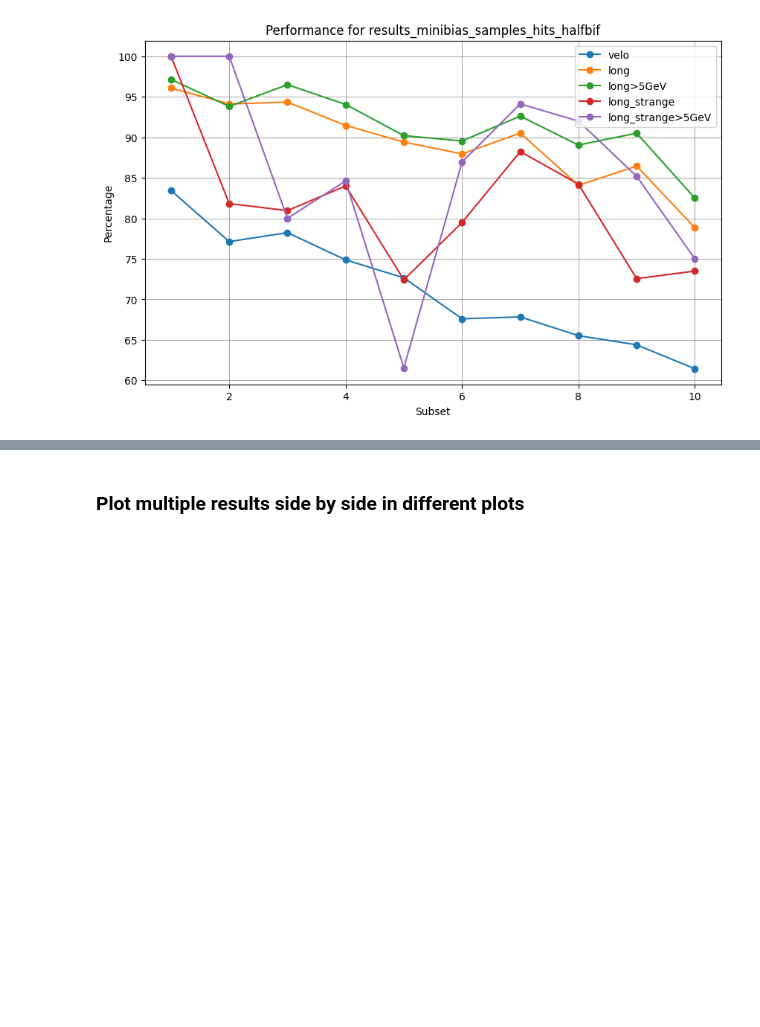
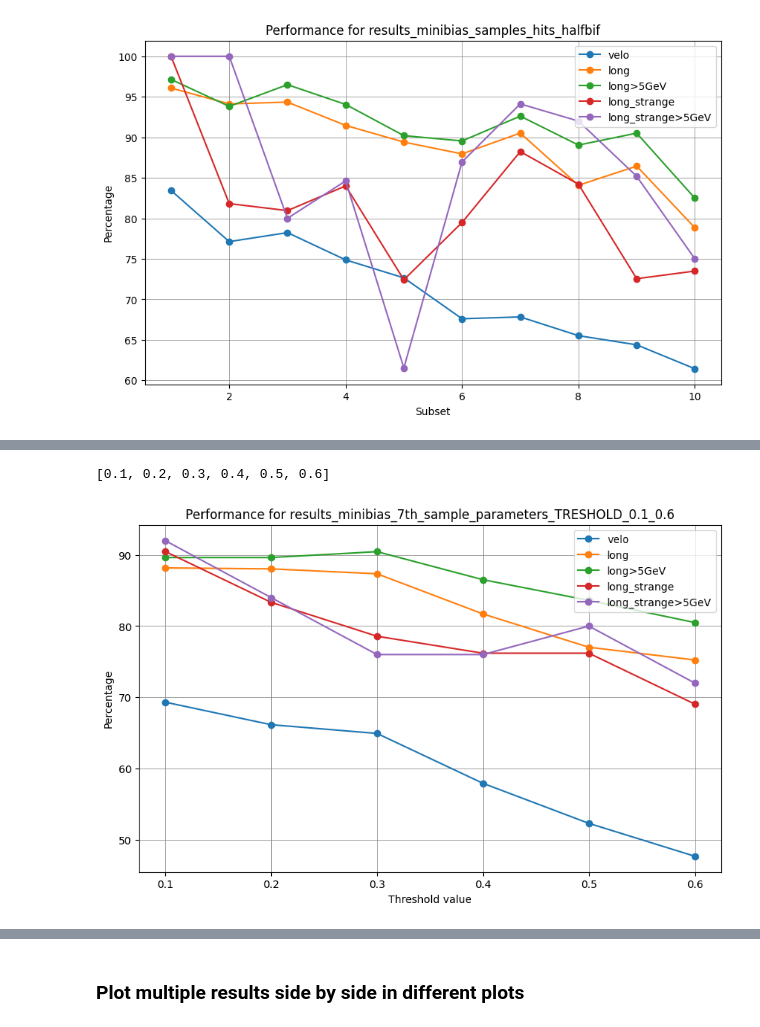
Before and after one commit to alawaree/Code_Thesis_HopfieldNetwork_VELO, a Jupyter notebook: results_analysis/plots_results_10_subsets.ipynb, the cells around one changed output, grey strips where cells are left out. Saved outputs shown, nothing was run; the diff lists cells and outputs as text; code cells hidden in the pictures; blank space fills up the shorter version.

```diff
--- a/results_analysis/plots_results_10_subsets.ipynb
+++ b/results_analysis/plots_results_10_subsets.ipynb
@@ -415,0 +447,10 @@ plot_reconstruction_eff_expriments(exp_name, metrics_names, dataset)
+# %%
+metrics_names = ['velo', 'long','long>5GeV', 'long_strange', 'long_strange>5GeV']
+exp_name = 'results_minibias_7th_sample_parameters_TRESHOLD_0.1_0.6'
+z= np.linspace(0.1, 0.6, 6).round(2).tolist()
+print(z)
+
+plot_reconstruction_eff_expriments(exp_name, metrics_names, z, xlabel='Threshold value')
+# %% [output]
+[0.1, 0.2, 0.3, 0.4, 0.5, 0.6]
+[figure, added]
```
Also changed, not shown: parts of 17 cells of this notebook.
